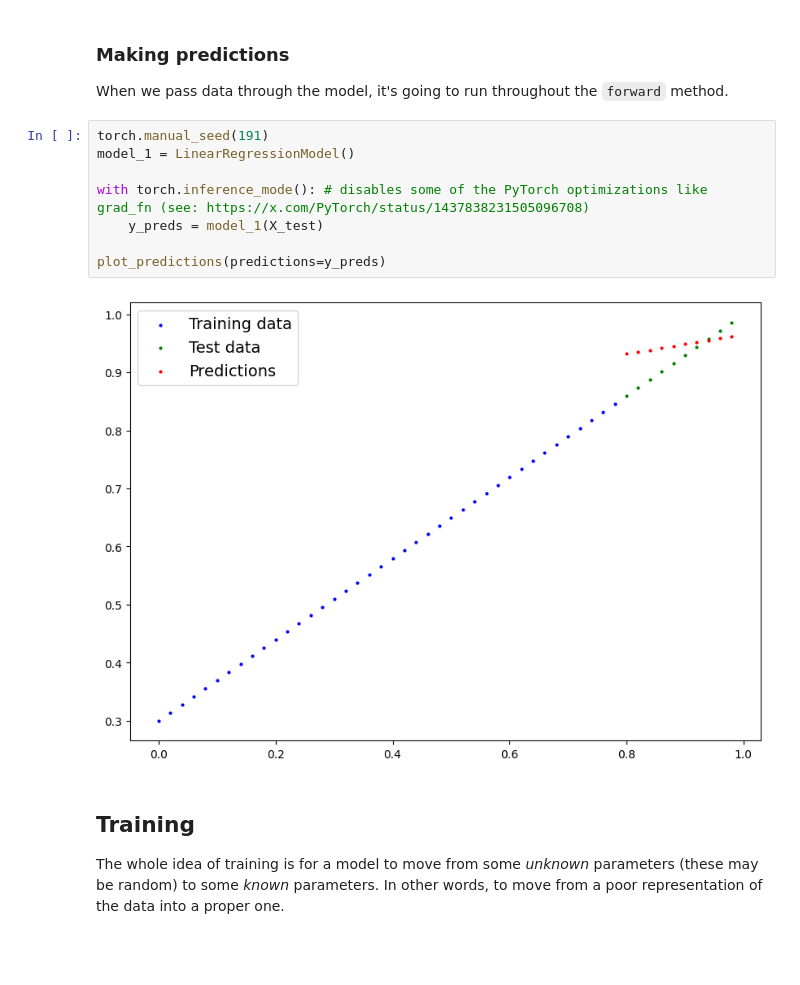
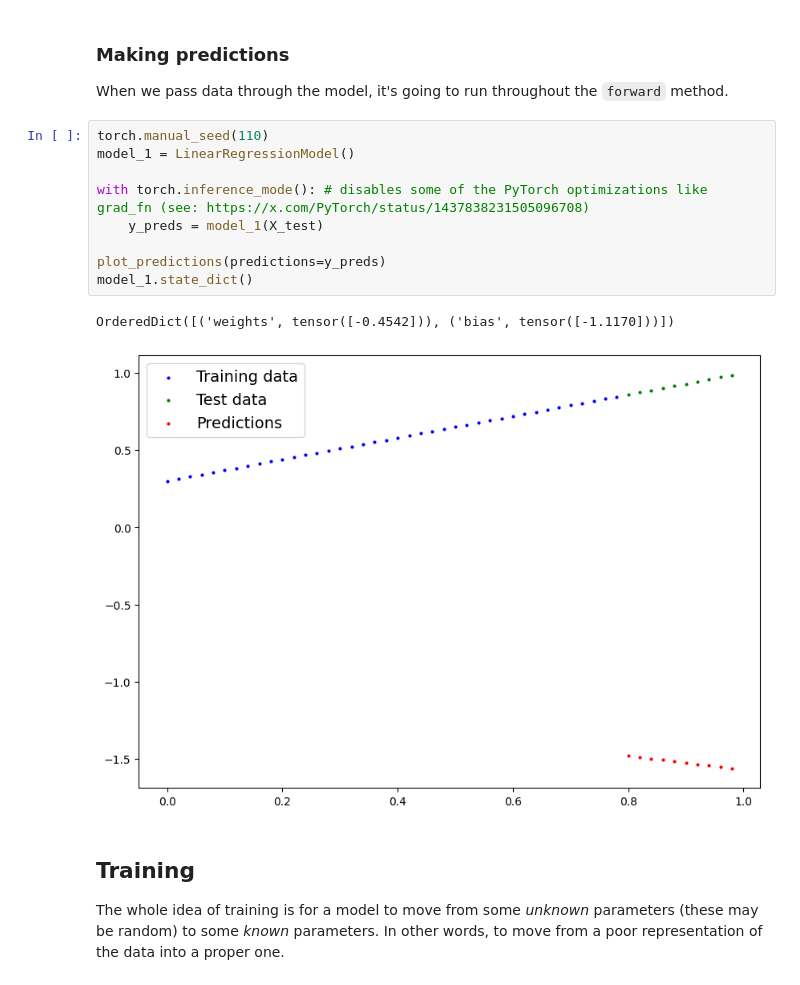
Before and after one commit to kriogenia/my_learnings, a Jupyter notebook: pytorch/01_pytorch_workflow.ipynb, the cells around one changed output. Drawn from its saved outputs; the diff is of its cells as text; blank space fills up the shorter version.

```diff
--- a/pytorch/01_pytorch_workflow.ipynb
+++ b/pytorch/01_pytorch_workflow.ipynb
@@ -141,15 +141,17 @@ OrderedDict([('weights', tensor([-1.0595])), ('bias', tensor([-1.5682]))])
 
 When we pass data through the model, it's going to run throughout the `forward` method.
 # %%
-torch.manual_seed(191)
+torch.manual_seed(110)
 model_1 = LinearRegressionModel()
 
 with torch.inference_mode(): # disables some of the PyTorch optimizations like grad_fn (see: https://x.com/PyTorch/status/1437838231505096708)
     y_preds = model_1(X_test)
 
 plot_predictions(predictions=y_preds)
+model_1.state_dict()
 # %% [output]
+OrderedDict([('weights', tensor([-0.4542])), ('bias', tensor([-1.1170]))])
-[figure, old version]
+[figure, new version]
 # %% [markdown]
 ## Training
 
```
Also changed, not shown: parts of 7 cells of this notebook.
